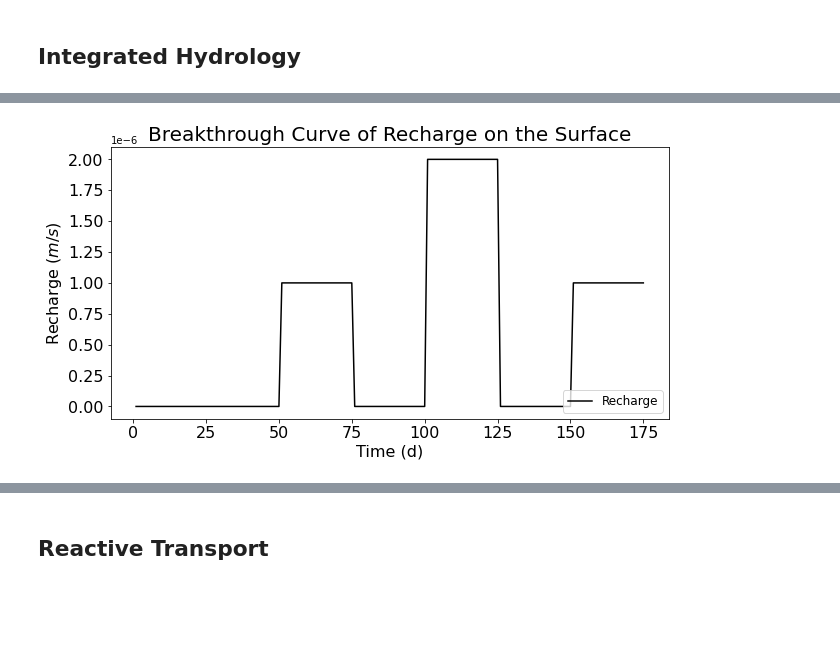
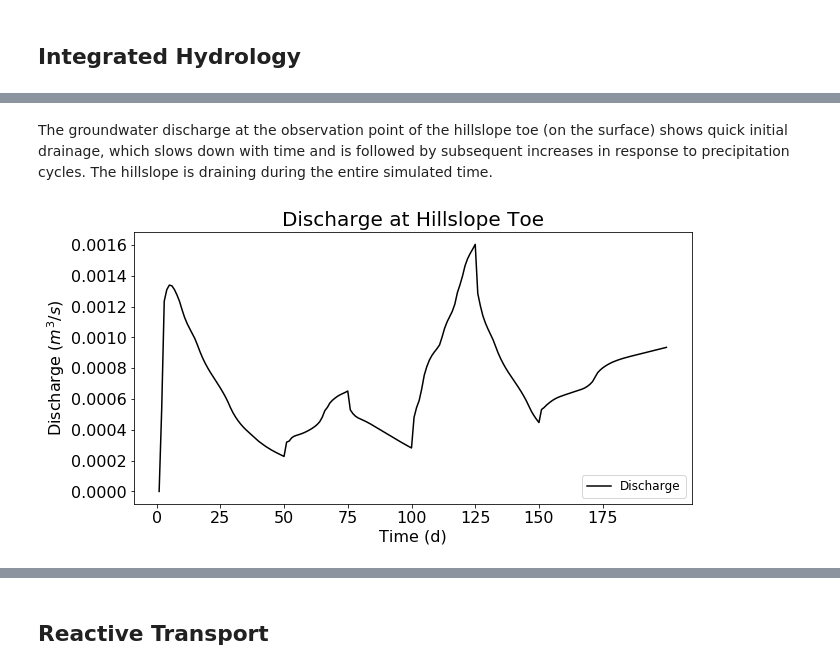
Before and after one commit to amanzi/ats-short-course, a Jupyter notebook: 03_reactive_transport/hillslope_training_demo.ipynb, the cells around one changed output, grey strips where cells are left out. Drawn from its saved outputs; the diff is of its cells as text; code cells hidden in the pictures; blank space fills up the shorter version.

```diff
--- a/03_reactive_transport/hillslope_training_demo.ipynb
+++ b/03_reactive_transport/hillslope_training_demo.ipynb
@@ -25 +77,3 @@ Velocity figure shows the flow pattern and upward velocity near the hillslope to
 <img src="./hillslope/pictures/hillslope_flow_velocity.png" alt="Drawing" style="width: 800px;"/>
+# %% [markdown]
+The groundwater discharge at the observation point of the hillslope toe (on the surface) shows quick initial drainage, which slows down with time and is followed by subsequent increases in response to precipitation cycles. The hillslope is draining during the entire simulated time.
@@ -26,15 +84,15 @@ Velocity figure shows the flow pattern and upward velocity near the hillslope to
 # %%
 plt.rcParams['figure.figsize'] = [10, 5]
 path='./hillslope/results/'
-RECHARGE = np.loadtxt(path+'surface-water_source.dat', skiprows=12)
+DISCHARGE = np.loadtxt(path+'surface_outlet_flux_crunch.dat', skiprows=12)
 
-plt.plot(RECHARGE[:,0]/86400, RECHARGE[:,1], 'k-', label='Recharge')
-plt.title("Breakthrough Curve of Recharge on the Surface", fontsize=20)
+plt.plot(DISCHARGE[:,0]/86400, DISCHARGE[:,1]*unit_convert_flow, 'k-', label='Discharge')
+plt.title("Discharge at Hillslope Toe", fontsize=20)
 plt.xlabel("Time (d)",fontsize=16)
-plt.ylabel("Recharge ($m/s$)",fontsize=16)
+plt.ylabel("Discharge ($m^3/s$)",fontsize=16)
 plt.xticks([0,25,50,75,100,125,150,175],fontsize=16)
 plt.yticks(fontsize=16)
 plt.legend(fontsize=12, loc='lower right')
 plt.show()
 # %% [output]
-[figure, old version]
+[figure, new version]
```
Also changed, not shown: parts of 23 cells of this notebook, 2 other files.
